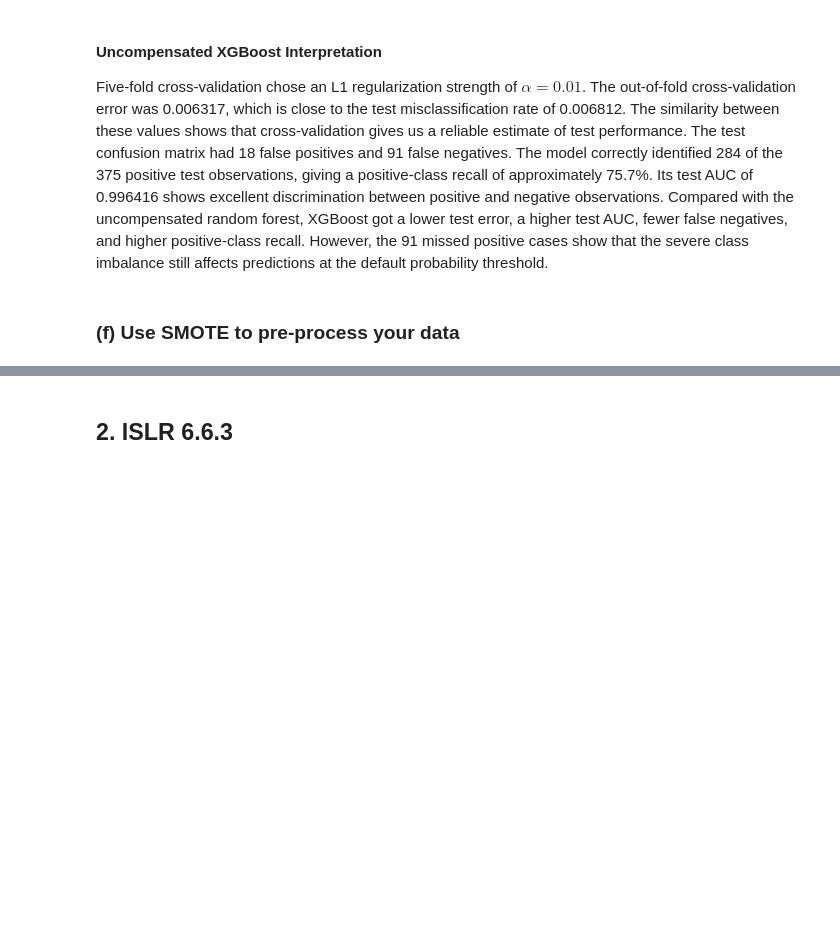
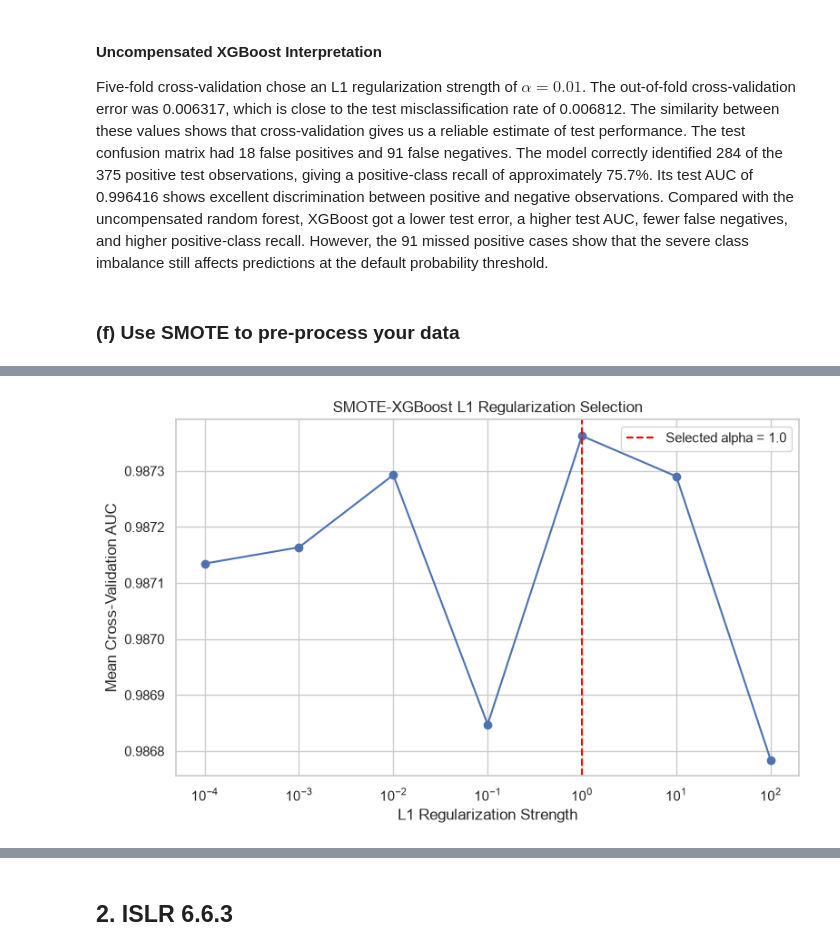
Before and after one commit to manvsatish/dsci-552-hw-6, a Jupyter notebook: notebook/Satish_Manvika_HW6.ipynb, the cells around one changed output, grey strips where cells are left out. Cells and saved outputs as stored; diff of their text form; code cells hidden in the pictures; blank space fills up the shorter version.

Commit message:
complete APS failure classification analysis

```diff
--- a/notebook/Satish_Manvika_HW6.ipynb
+++ b/notebook/Satish_Manvika_HW6.ipynb
@@ -562,3 +562,99 @@ Test AUC: 0.996416
 Five-fold cross-validation chose an L1 regularization strength of $\alpha=0.01$. The out-of-fold cross-validation error was 0.006317, which is close to the test misclassification rate of 0.006812. The similarity between these values shows that cross-validation gives us a reliable estimate of test performance. The test confusion matrix had 18 false positives and 91 false negatives. The model correctly identified 284 of the 375 positive test observations, giving a positive-class recall of approximately 75.7%. Its test AUC of 0.996416 shows excellent discrimination between positive and negative observations. Compared with the uncompensated random forest, XGBoost got a lower test error, a higher test AUC, fewer false negatives, and higher positive-class recall. However, the 91 missed positive cases show that the severe class imbalance still affects predictions at the default probability threshold.
 # %% [markdown]
 ### (f) Use SMOTE to pre-process your data
+# %%
+from sklearn.preprocessing import StandardScaler
+
+# scaling included bc smote uses nn distances
+smote_xgboost = ImbalancedPipeline(steps=[("scaler", StandardScaler()), ("smote", SMOTE(sampling_strategy="auto", random_state=RANDOM_STATE, k_neighbors=5)), ("xgboost", XGBClassifier(objective="binary:logistic", eval_metric="logloss", n_estimators=200, learning_rate=0.05, max_depth=4, subsample=0.8, colsample_bytree=0.8, tree_method="hist", random_state=RANDOM_STATE, n_jobs=-1))])
+
+# tune L1 reg with smote performed inside each fold
+smote_xgboost_search = GridSearchCV(estimator=smote_xgboost, param_grid={"xgboost__reg_alpha": xgboost_alpha_values}, scoring="roc_auc", cv=xgboost_cv, n_jobs=1, return_train_score=False, verbose=1)
+smote_xgboost_search.fit(X_train, y_train)
+smote_cv_results = pd.DataFrame({"reg_alpha": xgboost_alpha_values, "Mean CV AUC": smote_xgboost_search.cv_results_["mean_test_score"], "CV AUC Standard Deviation": smote_xgboost_search.cv_results_["std_test_score"]})
+print("SMOTE-XGBoost alpha CV results:")
+display(smote_cv_results.round(6))
+
+selected_smote_alpha = (smote_xgboost_search.best_params_["xgboost__reg_alpha"])
+best_smote_xgboost = (smote_xgboost_search.best_estimator_)
+print("Selected SMOTE-XGBoost alpha:", selected_smote_alpha)
+
+# correct oof predictions, smote is applied separately inside each training fold
+smote_cv_probabilities = cross_val_predict(best_smote_xgboost, X_train, y_train, cv=xgboost_cv, method="predict_proba", n_jobs=1)[:, 1]
+smote_cv_predictions = (smote_cv_probabilities >= 0.5).astype(int)
+smote_cv_error = (1 - accuracy_score(y_train, smote_cv_predictions))
+smote_cv_auc = roc_auc_score(y_train, smote_cv_probabilities)
+smote_train_predictions = (best_smote_xgboost.predict(X_train)) # eval final fitted pipeline
+smote_test_predictions = (best_smote_xgboost.predict(X_test))
+smote_train_probabilities = (best_smote_xgboost.predict_proba(X_train)[:, 1])
+smote_test_probabilities = (best_smote_xgboost.predict_proba(X_test)[:, 1])
+smote_train_metrics = classification_metrics(y_train, smote_train_predictions, smote_train_probabilities)
+smote_test_metrics = classification_metrics(y_test, smote_test_predictions, smote_test_probabilities)
+smote_results = pd.DataFrame([smote_train_metrics, smote_test_metrics], index=["Training", "Testing"])
+
+print("\nSMOTE-XGBoost results:")
+display(smote_results.round(6))
+print("Five-fold CV error estimate:", round(smote_cv_error, 6))
+print("Five-fold CV AUC:", round(smote_cv_auc, 6))
+print("Test misclassification rate:", round(smote_test_metrics["Misclassification Rate"], 6))
+print("Test AUC:", round(smote_test_metrics["AUC"], 6))
+
+# comp uncompensated and smote models
+xgboost_comparison = pd.DataFrame({
+    "Model": ["Uncompensated XGBoost", "SMOTE-XGBoost"],
+    "Selected Alpha": [selected_xgboost_alpha, selected_smote_alpha],
+    "CV Error": [xgboost_cv_error, smote_cv_error],
+    "Test Error": [xgboost_test_metrics["Misclassification Rate"], smote_test_metrics["Misclassification Rate"]],
+    "Test AUC": [xgboost_test_metrics["AUC"], smote_test_metrics["AUC"]],
+    "False Positives": [xgboost_test_metrics["FP"], smote_test_metrics["FP"]],
+    "False Negatives": [xgboost_test_metrics["FN"], smote_test_metrics["FN"]],
+    "Positive Recall": [xgboost_test_metrics["TP"] / (xgboost_test_metrics["TP"] + xgboost_test_metrics["FN"]), smote_test_metrics["TP"] / (smote_test_metrics["TP"] + smote_test_metrics["FN"])]
+})
+
+print("\nXGBoost model comparison:")
+display(xgboost_comparison.round(6))
+plt.figure(figsize=(8, 5)) # Plot alpha-selection results
+
+plt.semilogx(smote_cv_results["reg_alpha"].replace(0, 0.0001), smote_cv_results["Mean CV AUC"], marker="o")
+plt.axvline(max(selected_smote_alpha, 0.0001), color="red", linestyle="--",
+    label=(
+        f"Selected alpha = "
+        f"{selected_smote_alpha}"
+    )
+)
+plt.xlabel("L1 Regularization Strength")
+plt.ylabel("Mean Cross-Validation AUC")
+plt.title("SMOTE-XGBoost L1 Regularization Selection")
+plt.legend()
+plt.tight_layout()
+plt.show()
+figure, axes = plt.subplots(1, 2,figsize=(12, 5)) # conf matrices
+ConfusionMatrixDisplay.from_predictions(y_train, smote_train_predictions, display_labels=["Negative", "Positive"], cmap="Blues", ax=axes[0], colorbar=False)
+axes[0].set_title("SMOTE-XGBoost Training Confusion Matrix")
+ConfusionMatrixDisplay.from_predictions(y_test, smote_test_predictions, display_labels=["Negative", "Positive"], cmap="Blues", ax=axes[1], colorbar=False)
+axes[1].set_title("SMOTE-XGBoost Testing Confusion Matrix")
+plt.tight_layout()
+plt.show()
+smote_train_fpr, smote_train_tpr, _ = (roc_curve(y_train, smote_train_probabilities)) #roc curves
+smote_test_fpr, smote_test_tpr, _ = (roc_curve(y_test, smote_test_probabilities))
+plt.figure(figsize=(8, 6))
+plt.plot(smote_train_fpr, smote_train_tpr,
+    label=(
+        "Training "
+        f"(AUC = {smote_train_metrics['AUC']:.4f})"
+    )
+)
+plt.plot(smote_test_fpr, smote_test_tpr,
+    label=(
+        "Testing "
+        f"(AUC = {smote_test_metrics['AUC']:.4f})"
+    )
+)
+plt.plot([0, 1], [0, 1], linestyle="--",color="gray")
+plt.xlabel("False Positive Rate")
+plt.ylabel("True Positive Rate")
+plt.title("SMOTE-XGBoost ROC Curves")
+plt.legend()
+plt.tight_layout()
+plt.show()
+# %% [output]
@@ -564,0 +686 @@ Five-fold cross-validation chose an L1 regularization strength of $\alpha=0.01$.
+[figure, added]
```
Also changed, not shown: parts of 2 cells of this notebook.
